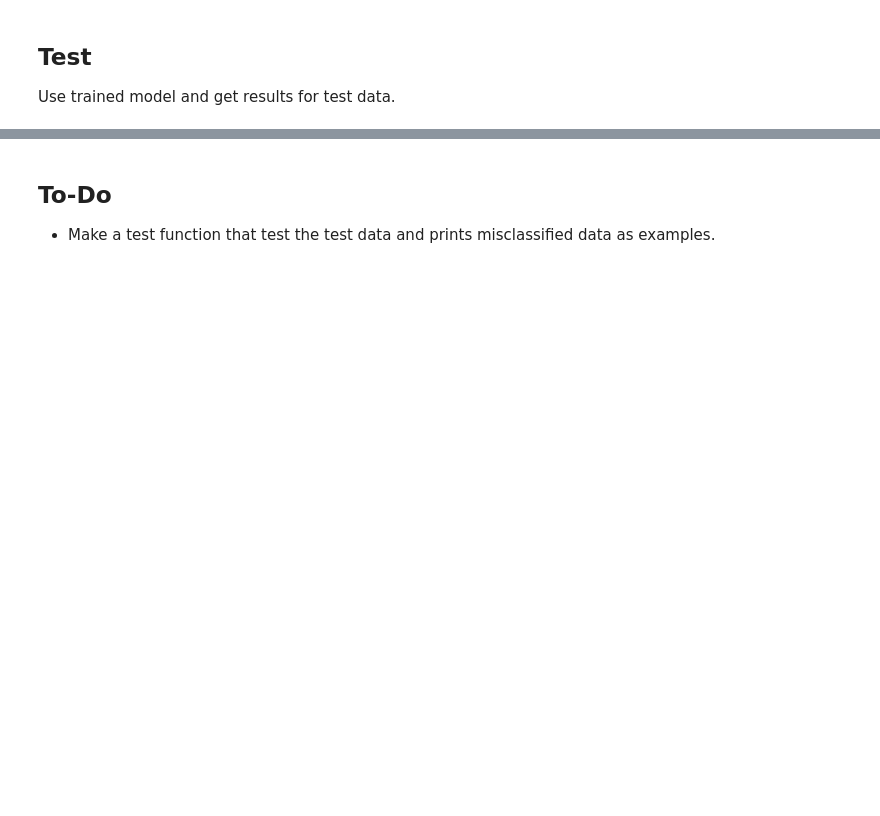
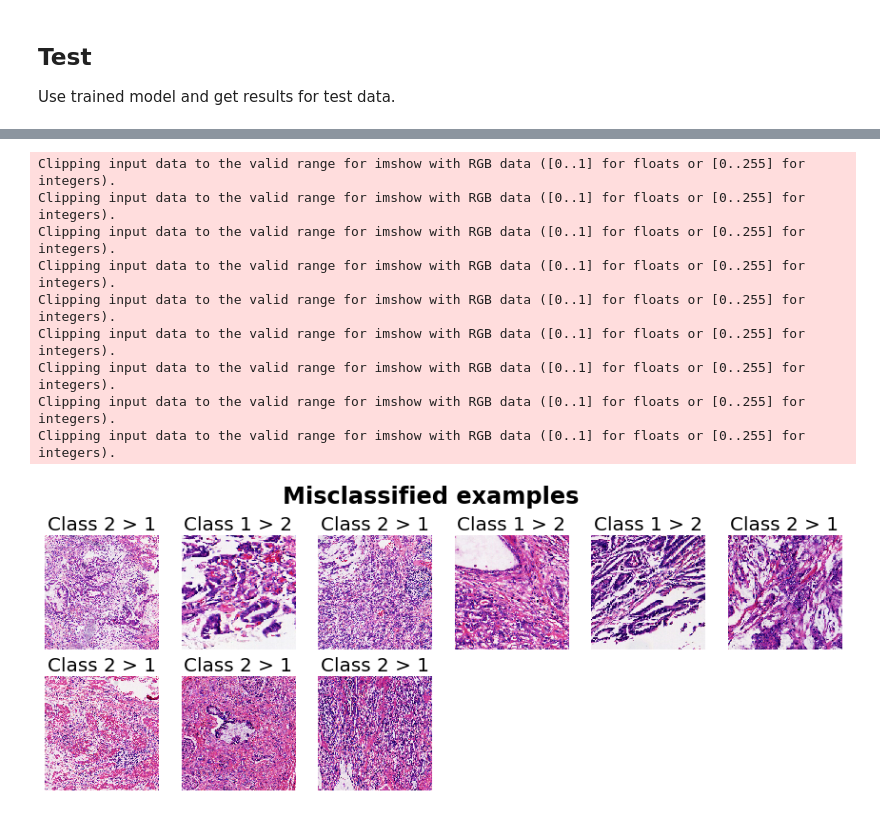
Before and after one commit to vkarlstrand/pie, a Jupyter notebook: demo.ipynb, the cells around one changed output, grey strips where cells are left out. Drawn from its saved outputs; the diff is of its cells as text; code cells hidden in the pictures; blank space fills up the shorter version.

```diff
--- a/demo.ipynb
+++ b/demo.ipynb
@@ -158,7 +195,7 @@ from utils import create_save_path, SaveBestModel
 session = 1
 num_classes = 3
 initial_lr = 0.01
-epochs = 20
+epochs = 30
 load_model = False
 save_path = './checkpoints/'+str(datetime.date(datetime.now()))+'_'+\
             str(image_size)+'x'+str(image_size)+'_'+str(epochs)+'_'+str(session)
@@ -166,7 +203,7 @@ save_path = './checkpoints/'+str(datetime.date(datetime.now()))+'_'+\
 
 # Use trained model
 if load_model:
-    model = torch.load('./checkpoints/2021-11-03_1/models/best.pt')
+    model = torch.load('./checkpoints/2021-11-04_128x128_20_1/models/best.pt')
 
     # Device
     device = torch.device('cuda:0' if torch.cuda.is_available() else 'cpu')
@@ -274,6 +308,8 @@ Total training time: 0:31:30.857978
 ## Test
 Use trained model and get results for test data.
 # %%
+from plot import plot_dataset, plot_image_list
+
 # Augmentations of images and data using albumentations
 album_test = album.Compose([
     album.Resize(image_size, image_size),
@@ -292,7 +328,8 @@ loader_test = DataLoader(dataset=dataset_test, batch_size=batch_size, num_worker
 
 # Test
 test_total = len(dataset_test)
-test_acc, test_loss = core_efficientnet.valid(model, loader_test, device, loss_func, optimizer, test_total, epoch=1)
+test_acc, test_loss, wrong_images, wrong_labels, correct_labels = \
+    core_efficientnet.test(model, loader_test, device, loss_func, optimizer, test_total, epoch=1)
 
 print('Test accuracy:   '+str(np.around(100*test_acc,2))+'%')
 print('Test loss:       '+str(np.around(test_loss,5)))
@@ -302,3 +339,20 @@ Test loss:       0.33361
-# %% [markdown]
-## To-Do
-- Make a test function that test the test data and prints misclassified data as examples.
+# %%
+# Plot misclassified samples
+rows = 2
+cols = 6
+image_width = 2.5
+fig, axs = plot_image_list(wrong_images, wrong_labels, correct_labels, rows=rows, cols=cols, image_width=image_width,
+                        mean=dataset_train_mean, std=dataset_train_std)
+fig.suptitle('Misclassified examples', fontsize=24, y=1.02, weight='bold')
+plt.show()
+# %% [output]
+Clipping input data to the valid range for imshow with RGB data ([0..1] for floats or [0..255] for integers).
+Clipping input data to the valid range for imshow with RGB data ([0..1] for floats or [0..255] for integers).
+Clipping input data to the valid range for imshow with RGB data ([0..1] for floats or [0..255] for integers).
+Clipping input data to the valid range for imshow with RGB data ([0..1] for floats or [0..255] for integers).
+Clipping input data to the valid range for imshow with RGB data ([0..1] for floats or [0..255] for integers).
+Clipping input data to the valid range for imshow with RGB data ([0..1] for floats or [0..255] for integers).
+Clipping input data to the valid range for imshow with RGB data ([0..1] for floats or [0..255] for integers).
+Clipping input data to the valid range for imshow with RGB data ([0..1] for floats or [0..255] for integers).
+Clipping input data to the valid range for imshow with RGB data ([0..1] for floats or [0..255] for integers).
+[figure, added]
```
Also changed, not shown: parts of 7 cells of this notebook, 9 other files.
